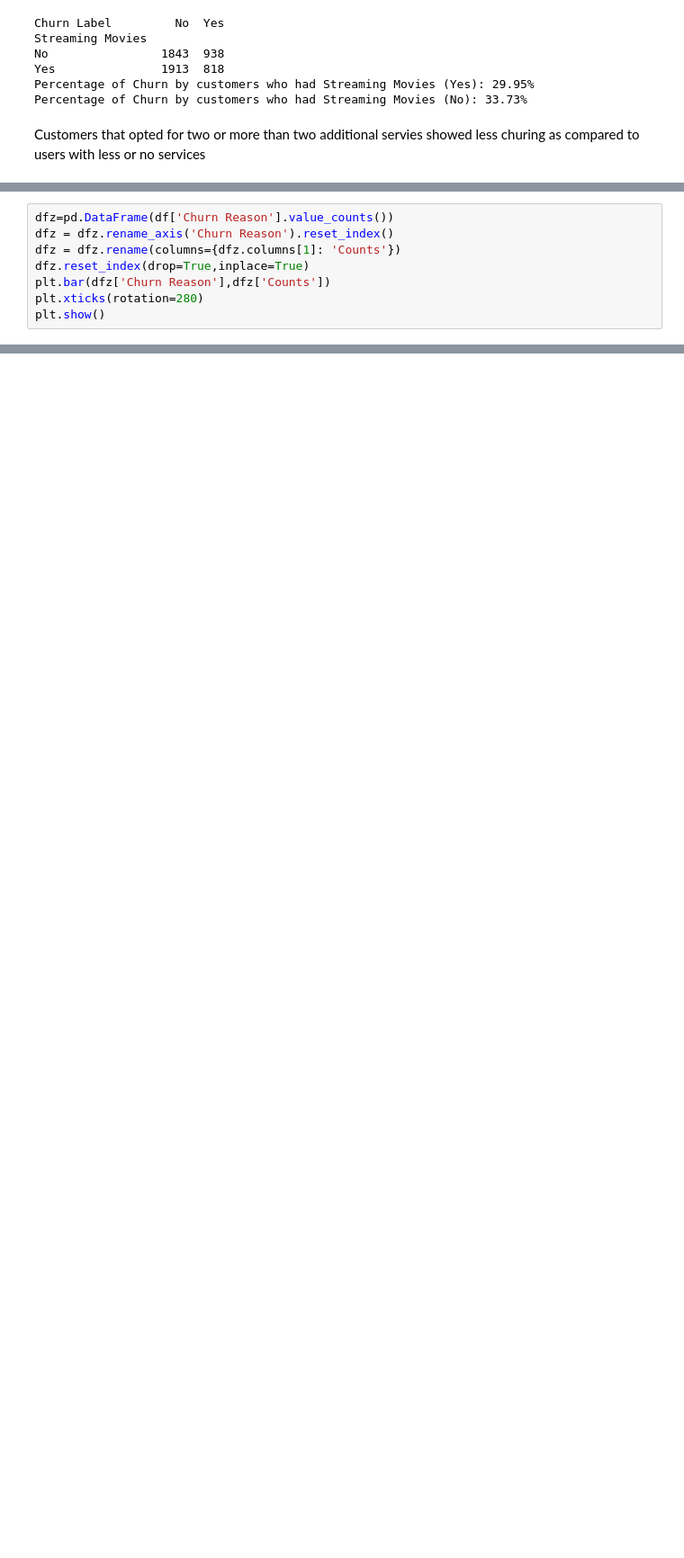
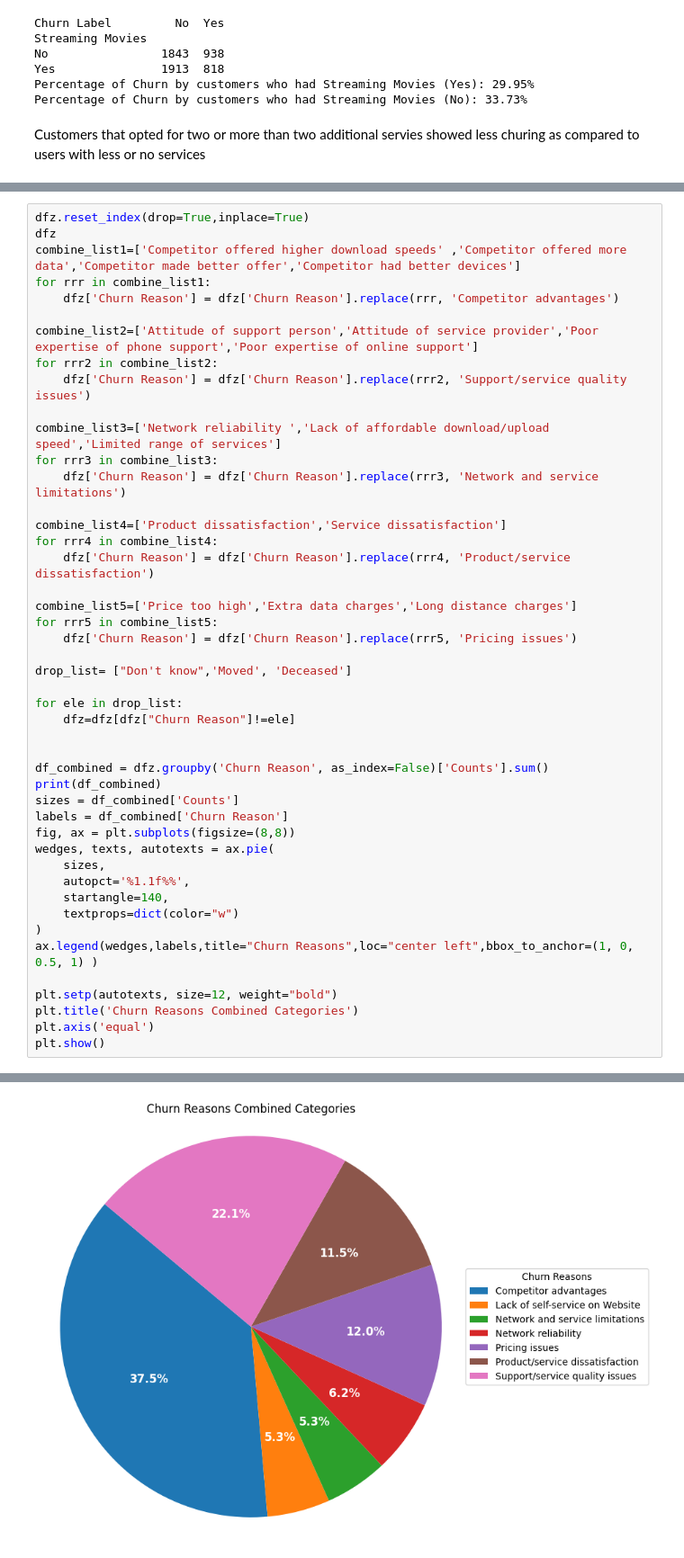
Before and after one commit to Zia-Ul-Hasan/Churn-Prediction-IBM-telco, a Jupyter notebook: EDA_Churn.ipynb, the cells around one changed output, grey strips where cells are left out. Shown at 90% size. Saved outputs shown, nothing was run; the diff lists cells and outputs as text; blank space fills up the shorter version.

Commit message:
final eda churn v_1

```diff
--- a/EDA_Churn.ipynb
+++ b/EDA_Churn.ipynb
@@ -376,8 +341,0 @@ NameError: name 'churn_by_services' is not defined
-# %%
-dfz=pd.DataFrame(df['Churn Reason'].value_counts())
-dfz = dfz.rename_axis('Churn Reason').reset_index()
-dfz = dfz.rename(columns={dfz.columns[1]: 'Counts'})
-dfz.reset_index(drop=True,inplace=True)
-plt.bar(dfz['Churn Reason'],dfz['Counts'])
-plt.xticks(rotation=280)
-plt.show()
@@ -405,0 +342,47 @@ dfz.reset_index(drop=True,inplace=True)
+# %%
+dfz.reset_index(drop=True,inplace=True)
+dfz
+combine_list1=['Competitor offered higher download speeds' ,'Competitor offered more data','Competitor made better offer','Competitor had better devices']
+for rrr in combine_list1:
+    dfz['Churn Reason'] = dfz['Churn Reason'].replace(rrr, 'Competitor advantages')
+
+combine_list2=['Attitude of support person','Attitude of service provider','Poor expertise of phone support','Poor expertise of online support']
+for rrr2 in combine_list2:
+    dfz['Churn Reason'] = dfz['Churn Reason'].replace(rrr2, 'Support/service quality issues')
+
+combine_list3=['Network reliability ','Lack of affordable download/upload speed','Limited range of services']
+for rrr3 in combine_list3:
+    dfz['Churn Reason'] = dfz['Churn Reason'].replace(rrr3, 'Network and service limitations')
+
+combine_list4=['Product dissatisfaction','Service dissatisfaction']
+for rrr4 in combine_list4:
+    dfz['Churn Reason'] = dfz['Churn Reason'].replace(rrr4, 'Product/service dissatisfaction')
+
+combine_list5=['Price too high','Extra data charges','Long distance charges']
+for rrr5 in combine_list5:
+    dfz['Churn Reason'] = dfz['Churn Reason'].replace(rrr5, 'Pricing issues')
+
+drop_list= ["Don't know",'Moved', 'Deceased']
+
+for ele in drop_list:
+    dfz=dfz[dfz["Churn Reason"]!=ele]
+
+
+df_combined = dfz.groupby('Churn Reason', as_index=False)['Counts'].sum()
+print(df_combined)
+sizes = df_combined['Counts']
+labels = df_combined['Churn Reason']
+fig, ax = plt.subplots(figsize=(8,8))
+wedges, texts, autotexts = ax.pie(
+    sizes,
+    autopct='%1.1f%%',
+    startangle=140,
+    textprops=dict(color="w")
+)
+ax.legend(wedges,labels,title="Churn Reasons",loc="center left",bbox_to_anchor=(1, 0, 0.5, 1) )
+
+plt.setp(autotexts, size=12, weight="bold")
+plt.title('Churn Reasons Combined Categories')
+plt.axis('equal')
+plt.show()
+# %% [output]
@@ -405,0 +397 @@ dfz.reset_index(drop=True,inplace=True)
+[figure, added]
```
Also changed, not shown: parts of 4 cells of this notebook.
